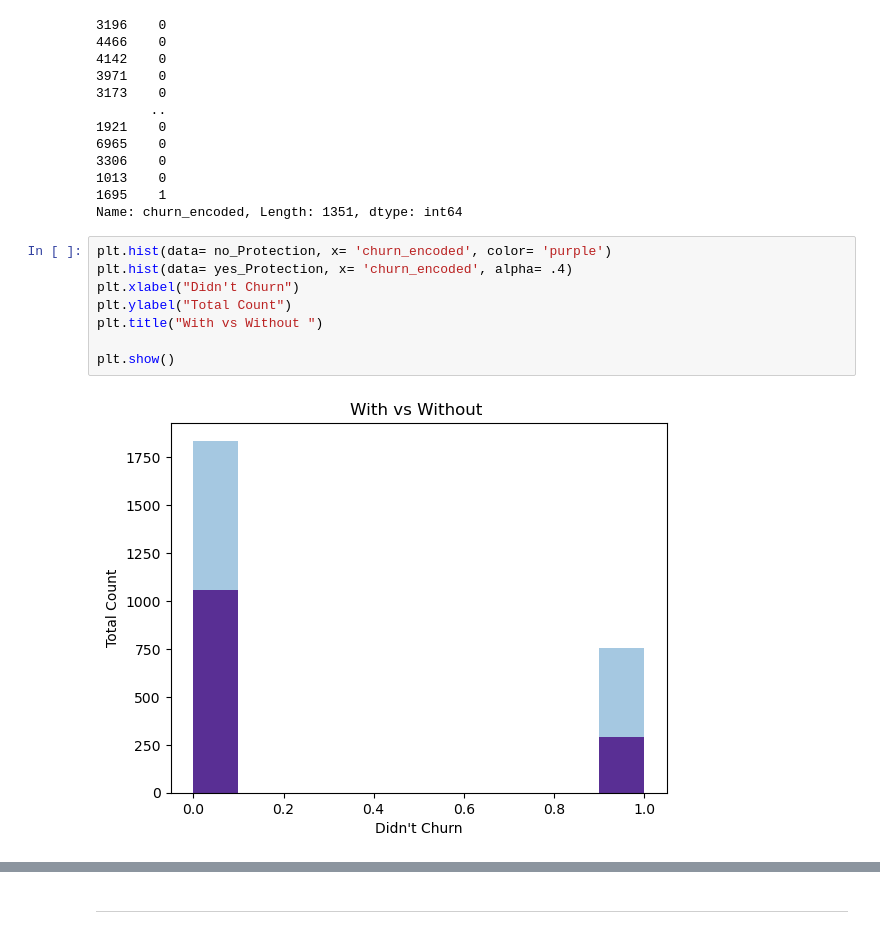
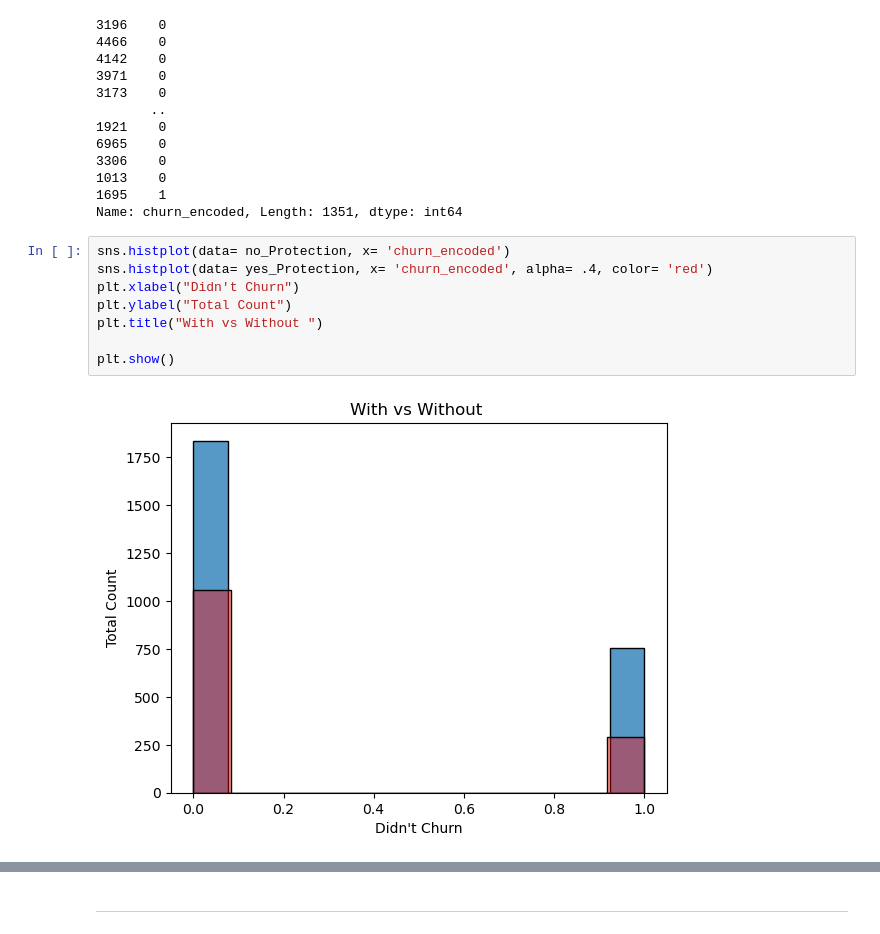
Before and after one commit to EstebanHernandez0/Predicting_Customer_Status, a Jupyter notebook: Final_Report.ipynb, the cells around one changed output, grey strips where cells are left out. Saved outputs shown, nothing was run; the diff lists cells and outputs as text.

```diff
--- a/Final_Report.ipynb
+++ b/Final_Report.ipynb
@@ -368,12 +389,12 @@ yes_Protection.churn_encoded
 1695    1
 Name: churn_encoded, Length: 1351, dtype: int64
 # %%
-plt.hist(data= no_Protection, x= 'churn_encoded', color= 'purple')
-plt.hist(data= yes_Protection, x= 'churn_encoded', alpha= .4)
+sns.histplot(data= no_Protection, x= 'churn_encoded')
+sns.histplot(data= yes_Protection, x= 'churn_encoded', alpha= .4, color= 'red')
 plt.xlabel("Didn't Churn")
 plt.ylabel("Total Count")
 plt.title("With vs Without ")
 
 plt.show()
 # %% [output]
-[figure, old version]
+[figure, new version]
```
Also changed, not shown: parts of 49 cells of this notebook.
